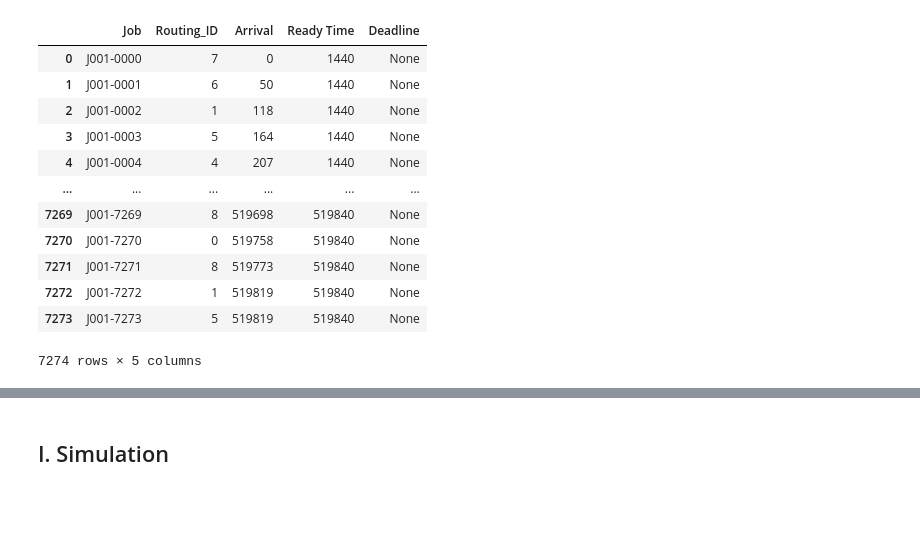
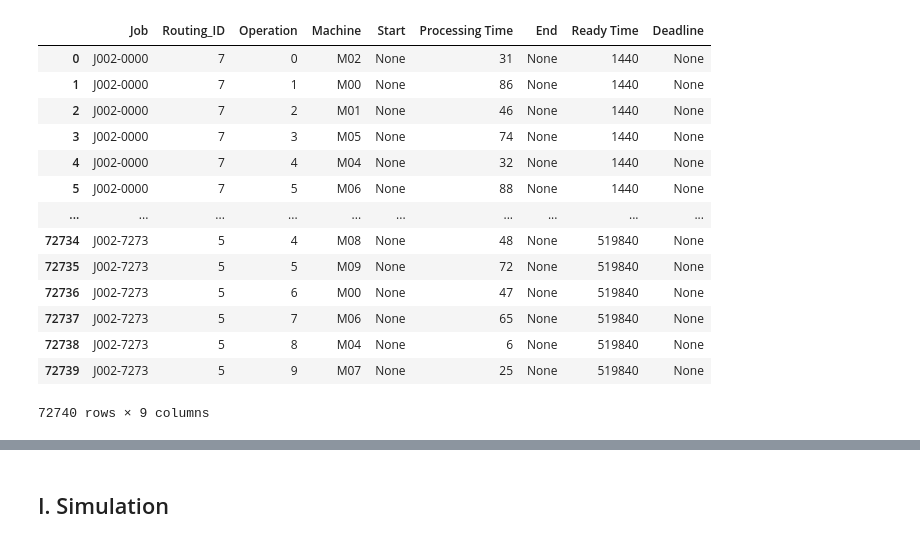
Before and after one commit to konrad-adamski/HTWD_Minimalinvasives_Job-Shop_Scheduling, a Jupyter notebook: notebooks/00_Data Preparation and Preprocessing/03_Deadlines_by_FCFS_Simulation.ipynb, the cells around one changed output, grey strips where cells are left out. Saved outputs shown, nothing was run; the diff lists cells and outputs as text; code cells hidden in the pictures; blank space fills up the shorter version.

```diff
--- a/notebooks/00_Data Preparation and Preprocessing/03_Deadlines_by_FCFS_Simulation.ipynb
+++ b/notebooks/00_Data Preparation and Preprocessing/03_Deadlines_by_FCFS_Simulation.ipynb
@@ -26,6 +22,6 @@ from src.classes.Initializer import ExperimentInitializer
 # %%
-routings_collection = RoutingsCollection.from_db_by_source_name(source_name="Fisher and Thompson 10x10")
-routings_collection.to_dataframe()
+routings = RoutingQuery.get_by_source_name(source_name="Fisher and Thompson 10x10")
+RoutingCollection(routings).to_dataframe()
 # %% [output]
 |  | Routing_ID | Operation | Machine | Processing Time |
 | 0 | 0 | 0 | M00 | 29 |
@@ -49,22 +47,25 @@ Experiment(id=1, total_shift_number=360, main_pct=0.5, w_t=10, w_e=2, w_first=1,
 # %%
 ExperimentInitializer.insert_jobs(
-    routings=routings_collection.get_routings(),
+    routings=routings,
     experiment=experiment
 )
 
-jobs_collection = JobsCollection.from_db_by_experiment_id(experiment_id=experiment_id)
-jobs_collection.to_dataframe()
+jobs = JobQuery.get_by_experiment_id(experiment_id=experiment_id)
+job_problem_collection = JobMixCollection(jobs)
+job_problem_collection.to_dataframe()
 # %% [output]
-|  | Job | Routing_ID | Arrival | Ready Time | Deadline |
-| 0 | J001-0000 | 7 | 0 | 1440 | None |
-| 1 | J001-0001 | 6 | 50 | 1440 | None |
-| 2 | J001-0002 | 1 | 118 | 1440 | None |
-| 3 | J001-0003 | 5 | 164 | 1440 | None |
-| 4 | J001-0004 | 4 | 207 | 1440 | None |
-| ... | ... | ... | ... | ... | ... |
-| 7269 | J001-7269 | 8 | 519698 | 519840 | None |
-| 7270 | J001-7270 | 0 | 519758 | 519840 | None |
-| 7271 | J001-7271 | 8 | 519773 | 519840 | None |
-| 7272 | J001-7272 | 1 | 519819 | 519840 | None |
-| 7273 | J001-7273 | 5 | 519819 | 519840 | None |
+|  | Job | Routing_ID | Operation | Machine | Start | Processing Time | End | Ready Time | Deadline |
+| 0 | J002-0000 | 7 | 0 | M02 | None | 31 | None | 1440 | None |
+| 1 | J002-0000 | 7 | 1 | M00 | None | 86 | None | 1440 | None |
+| 2 | J002-0000 | 7 | 2 | M01 | None | 46 | None | 1440 | None |
+| 3 | J002-0000 | 7 | 3 | M05 | None | 74 | None | 1440 | None |
+| 4 | J002-0000 | 7 | 4 | M04 | None | 32 | None | 1440 | None |
+| 5 | J002-0000 | 7 | 5 | M06 | None | 88 | None | 1440 | None |
+| ... | ... | ... | ... | ... | ... | ... | ... | ... | ... |
+| 72734 | J002-7273 | 5 | 4 | M08 | None | 48 | None | 519840 | None |
+| 72735 | J002-7273 | 5 | 5 | M09 | None | 72 | None | 519840 | None |
+| 72736 | J002-7273 | 5 | 6 | M00 | None | 47 | None | 519840 | None |
+| 72737 | J002-7273 | 5 | 7 | M06 | None | 65 | None | 519840 | None |
+| 72738 | J002-7273 | 5 | 8 | M04 | None | 6 | None | 519840 | None |
+| 72739 | J002-7273 | 5 | 9 | M07 | None | 25 | None | 519840 | None |
-7274 rows × 5 columns
+72740 rows × 9 columns
```
Also changed, not shown: parts of 27 cells of this notebook, 14 other files.
